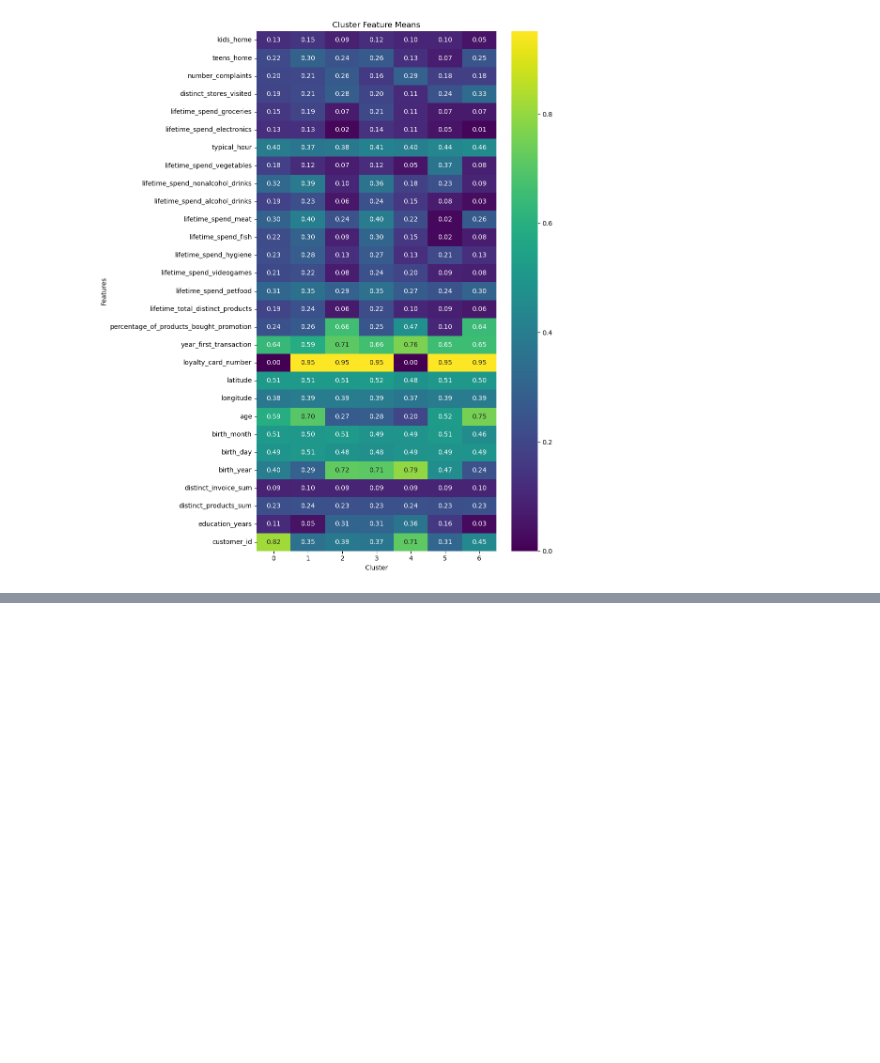
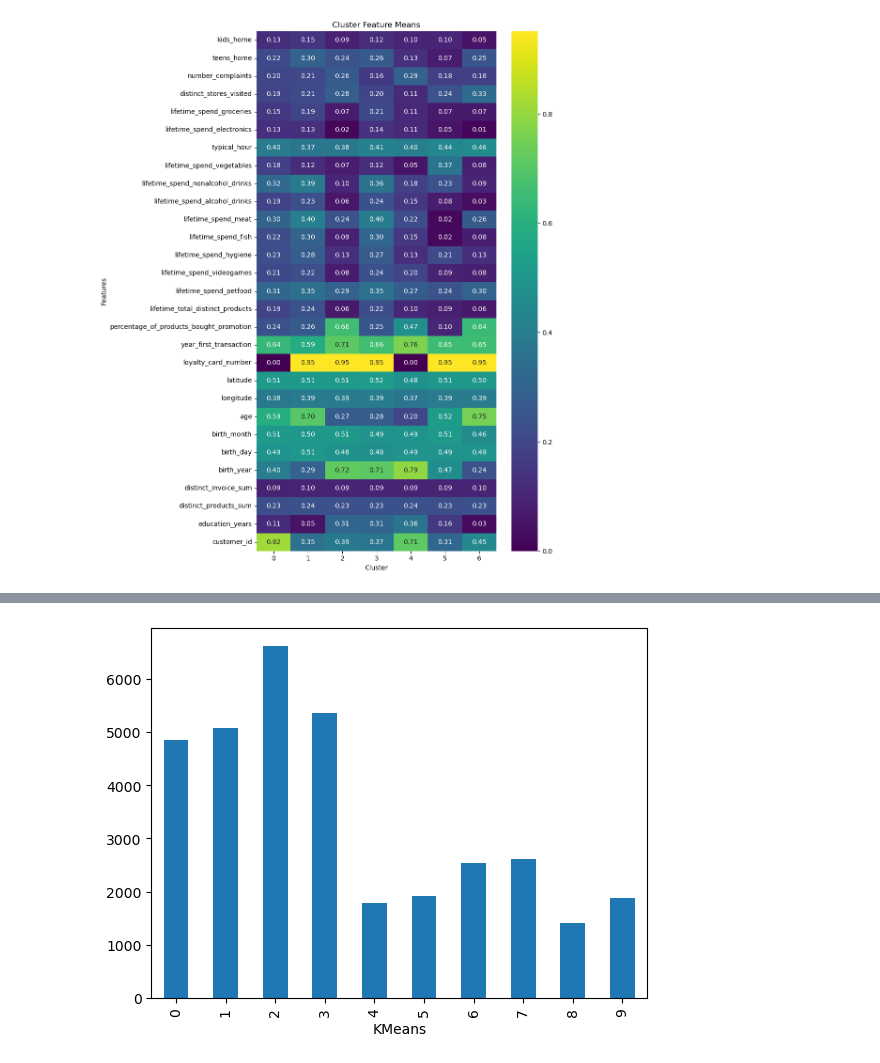
Before and after one commit to beatrizmarques2005/customer_segmentation, a Jupyter notebook: notebook_testing/clustering.ipynb, the cells around one changed output, grey strips where cells are left out. Saved outputs shown, nothing was run; the diff lists cells and outputs as text; code cells hidden in the pictures; blank space fills up the shorter version.

```diff
--- a/notebook_testing/clustering.ipynb
+++ b/notebook_testing/clustering.ipynb
@@ -27,0 +51,4 @@ customer_info = load_dataset('../customer_info_preprocessed.csv')
+# %%
+customer_info_notscaled = load_dataset('../customer_info_notscaled.csv')
+# %%
+customer_info_notscaled.drop(columns=['customer_id', 'distinct_invoice_sum', 'distinct_products_sum', 'birth_year', 'birth_day', 'birth_month' ], inplace=True)
@@ -65,0 +155,2 @@ customer_info_kmeans = kmeans_clustering(customer_info, 5)
+# %%
+customer_info_kmeans = kmeans_clustering(customer_info_notscaled, customer_info, 10)
@@ -66,3 +209,8 @@ customer_info_kmeans = kmeans_clustering(customer_info, 5)
+# %%
+customer_info_kmeans.groupby(['KMeans']).size().plot(kind='bar')
+plt.show()
+# %% [output]
+[figure, added]
 # %%
 # SOM Clustering
 customer_info_som = som_clustering(customer_info, 5)
```
Also changed, not shown: parts of 12 cells of this notebook, 3 other files.
